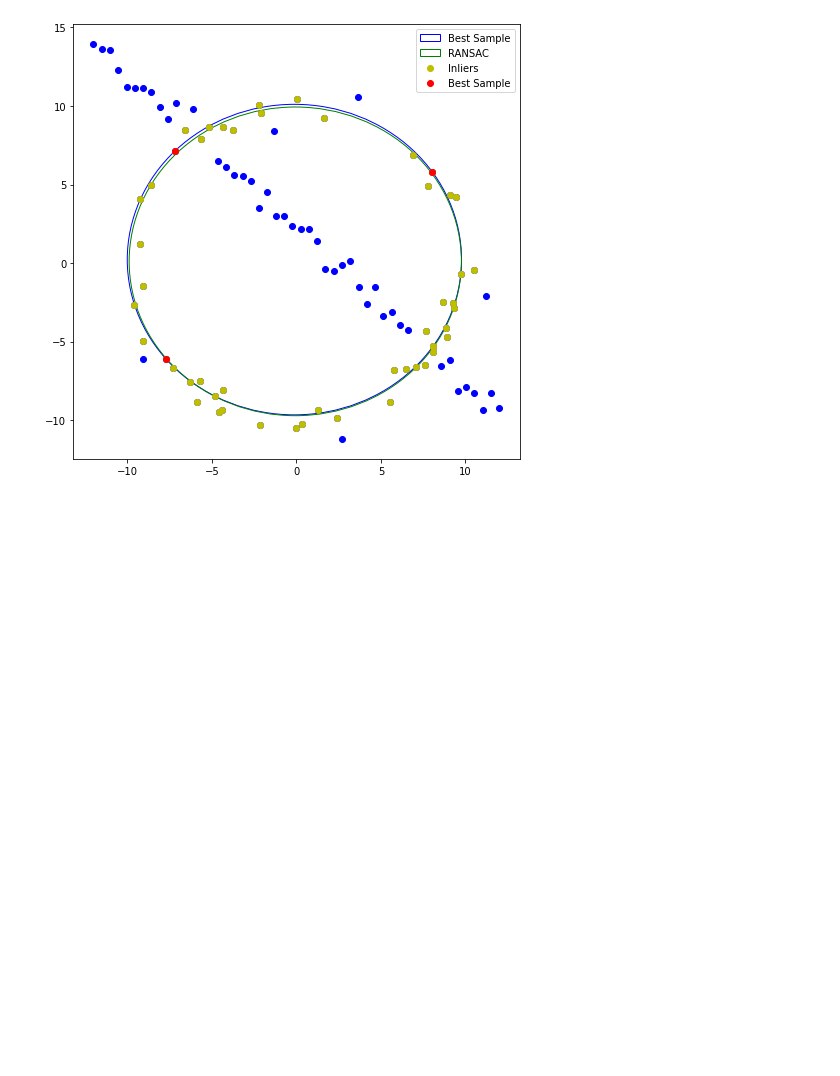
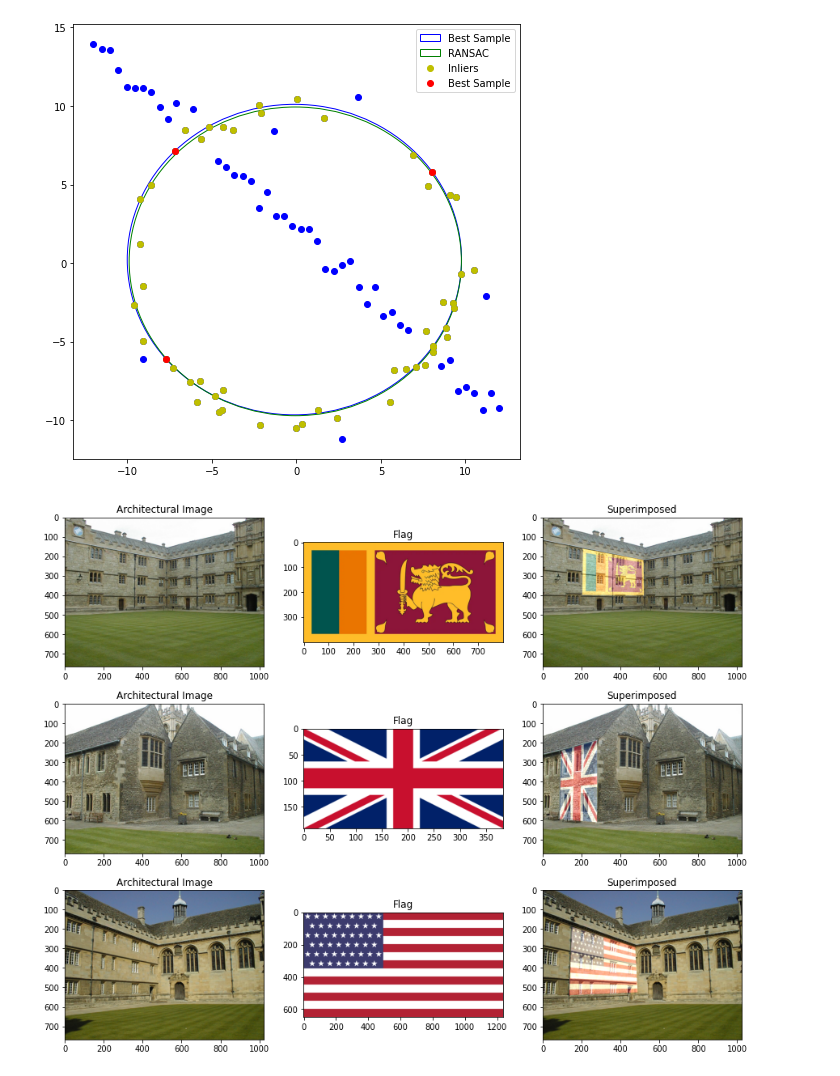
Before and after one commit to KCSAbeywickrama/EN2550-Excercises, a Jupyter notebook: Assignment_02/190018V_a02.ipynb, the cells around one changed output. Saved outputs shown, nothing was run; the diff lists cells and outputs as text; code cells hidden in the pictures; blank space fills up the shorter version.

```diff
--- a/Assignment_02/190018V_a02.ipynb
+++ b/Assignment_02/190018V_a02.ipynb
@@ -115,3 +100,62 @@ ax.legend(fancybox=True)
 # %% [output]
 <matplotlib.legend.Legend at 0x...>
 [figure]
+# %%
+# q2
+
+def mouse_click(e,x,y,f,p):
+    if e==cv.EVENT_LBUTTONDOWN:
+        g_points_des.append((x,y))
+
+def get_points(img):
+    global g_points_des
+    g_points_des=[]
+    cv.namedWindow('img')
+    cv.setMouseCallback('img',mouse_click)
+    cv.imshow('img',img)
+    cv.waitKey(0)
+    cv.destroyAllWindows()
+    return g_points_des
+
+def display(img_dst,img_src,img_out,i):
+    cv.namedWindow('img')
+    cv.imshow('img',img_out)
+    key=cv.waitKey(0)
+    cv.destroyAllWindows()
+    imshowBGR(img_dst,ax[i,0])
+    ax[i,0].set_title('Architectural Image')
+    imshowBGR(img_src,ax[i,1])
+    ax[i,1].set_title('Flag')
+    imshowBGR(img_out,ax[i,2])
+    ax[i,2].set_title('Superimposed')
+
+
+# i=1
+
+fig,ax=plt.subplots(3,3,figsize=(15,12))
+
+for i in range(1,4):
+# while True:
+    # points_des=[(127, 145), (526, 222), (520, 408), (116, 400)]
+
+    img_dst=cv.imread('imgs2/00{}.jpg'.format(i))
+    assert img_dst is not None
+
+    img_src=cv.imread('imgs2/flag{}.png'.format(i))
+    assert img_src is not None
+
+    points_des=np.array(get_points(img_dst))
+
+    img_src_h=img_src.shape[0]
+    img_src_w=img_src.shape[1]
+    points_src=np.array([(0,0),(img_src_w,0),(img_src_w,img_src_h),(0,img_src_h)])
+
+    h,st=cv.findHomography(points_src,points_des)
+    img_warp=cv.warpPerspective(img_src,h,img_dst.shape[1::-1])
+
+    img_out=cv.addWeighted(img_warp,0.5,img_dst,1,0.0)
+
+
+    display(img_dst,img_src,img_out,i-1)
+# %% [output]
+[figure, added]
```
Also changed, not shown: parts of 2 cells of this notebook, 1 other file.
